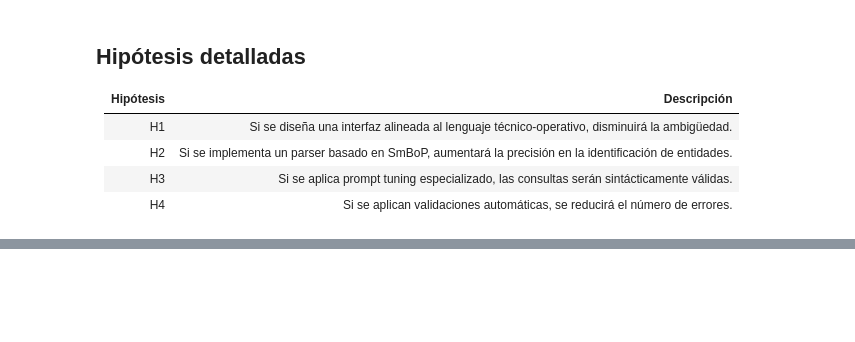
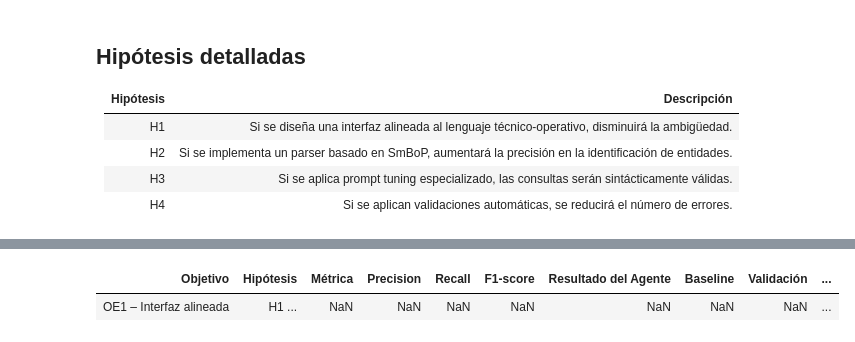
Before and after one commit to AnthonyPortillaCano/DemoSprint1AgenteQueriesProsegur, a Jupyter notebook: notebooks/Semana12.ipynb, the cells around one changed output, grey strips where cells are left out. Drawn from its saved outputs; the diff is of its cells as text; code cells hidden in the pictures; blank space fills up the shorter version.

Commit message:
Se mejoro la tabla de resultados sprint4

```diff
--- a/notebooks/Semana12.ipynb
+++ b/notebooks/Semana12.ipynb
@@ -1627,0 +1715,31 @@ if len(resultados_individuales) > 0:
+# %%
+# Método para imprimir tabla bonita con las columnas del cuadro de validación
+import pandas as pd
+from IPython.display import display, HTML
+
+def imprimir_tabla_validacion_agente(resultados_metricas):
+    columnas = [
+        "Objetivo",
+        "Hipótesis",
+        "Métrica",
+        "Precision",
+        "Recall",
+        "F1-score",
+        "Resultado del Agente",
+        "Baseline",
+        "Validación",
+        "Observaciones",
+        "Causa",
+        "Mitigacion"
+    ]
+    df = pd.DataFrame(resultados_metricas, columns=columnas)
+    display(HTML(df.to_html(index=False, escape=False)))
+
+# Ejemplo de uso:
+resultados_metricas = [
+    {"Objetivo": "OE1 – Interfaz alineada", "Hipótesis": "H1 ..."}
+]
+imprimir_tabla_validacion_agente(resultados_metricas)
+# %% [output]
+| Objetivo | Hipótesis | Métrica | Precision | Recall | F1-score | Resultado del Agente | Baseline | Validación | ... |
+| OE1 – Interfaz alineada | H1 ... | NaN | NaN | NaN | NaN | NaN | NaN | NaN | ... |
```
Also changed, not shown: parts of 4 cells of this notebook.
